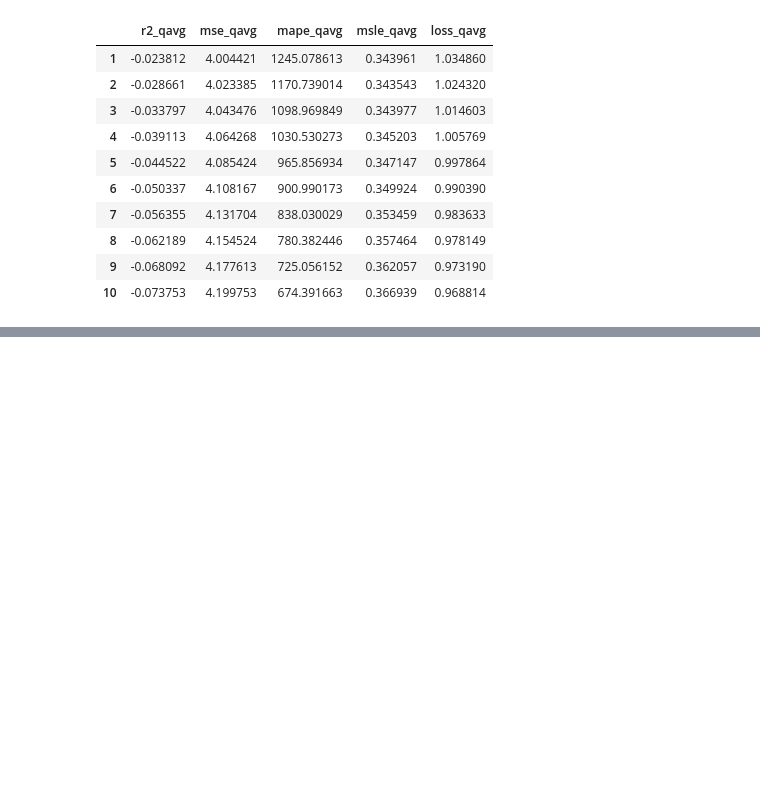
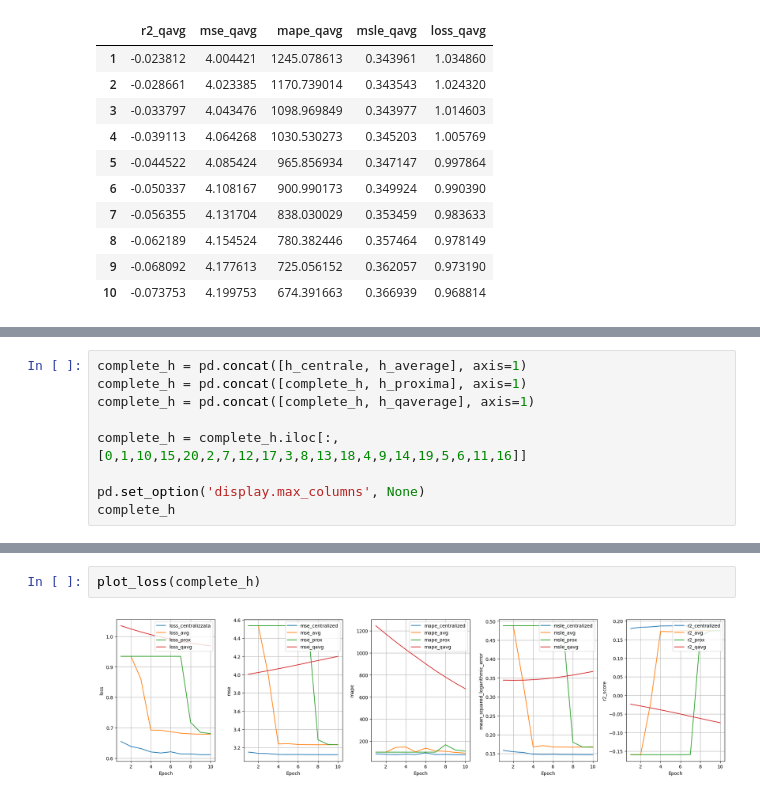
Before and after one commit to AnastasiaBrinati/Progetto-ML-23-24, a Jupyter notebook: task2_federato.ipynb, the cells around one changed output, grey strips where cells are left out. Cells and saved outputs as stored; diff of their text form; blank space fills up the shorter version.

```diff
--- a/task2_federato.ipynb
+++ b/task2_federato.ipynb
@@ -1060,0 +984,9 @@ h_qaverage
+# %%
+complete_h = pd.concat([h_centrale, h_average], axis=1)
+complete_h = pd.concat([complete_h, h_proxima], axis=1)
+complete_h = pd.concat([complete_h, h_qaverage], axis=1)
+
+complete_h = complete_h.iloc[:,[0,1,10,15,20,2,7,12,17,3,8,13,18,4,9,14,19,5,6,11,16]]
+
+pd.set_option('display.max_columns', None)
+complete_h
@@ -1060,0 +1005,4 @@ h_qaverage
+# %%
+plot_loss(complete_h)
+# %% [output]
+[figure, added]
```
Also changed, not shown: parts of 8 cells of this notebook.
